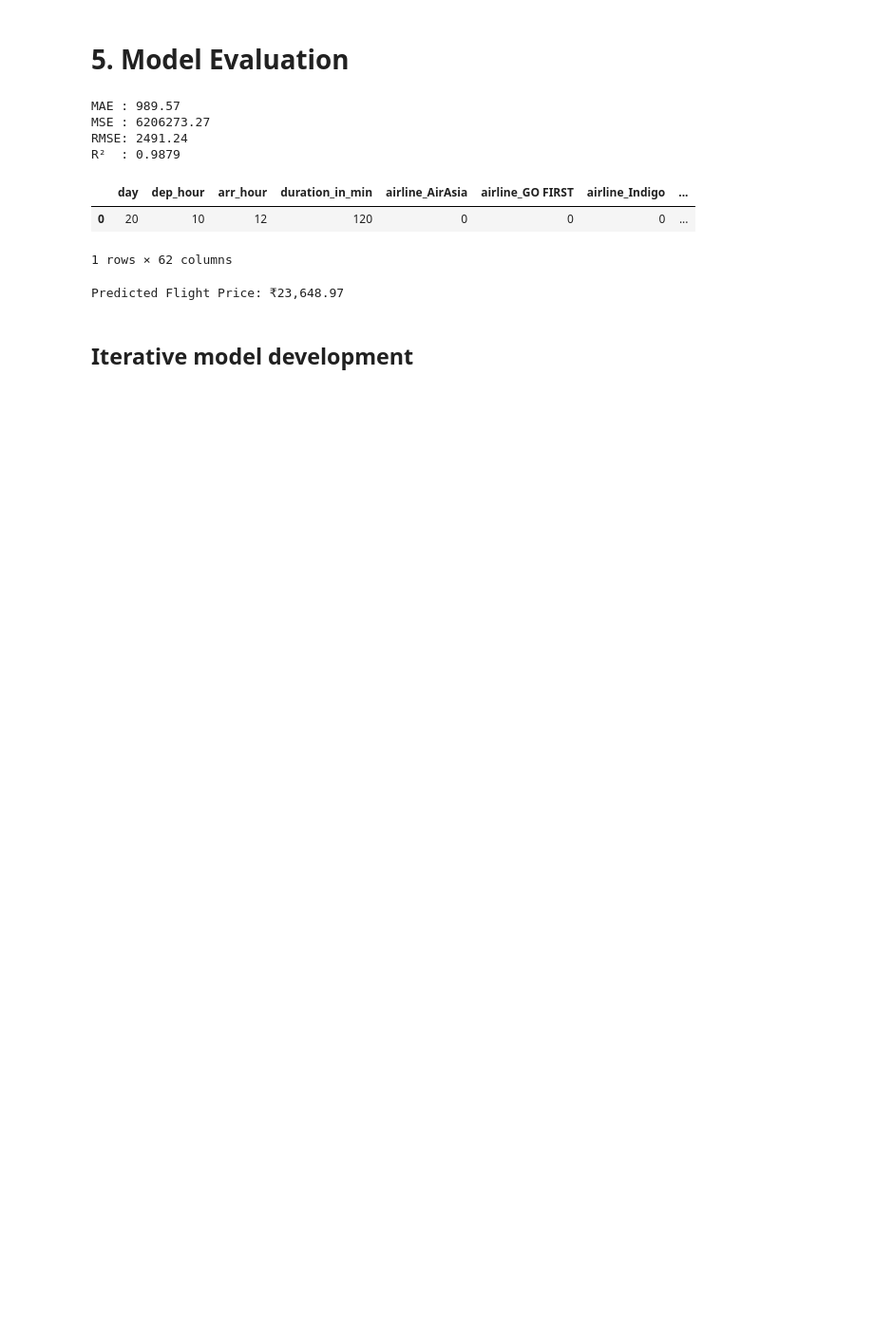
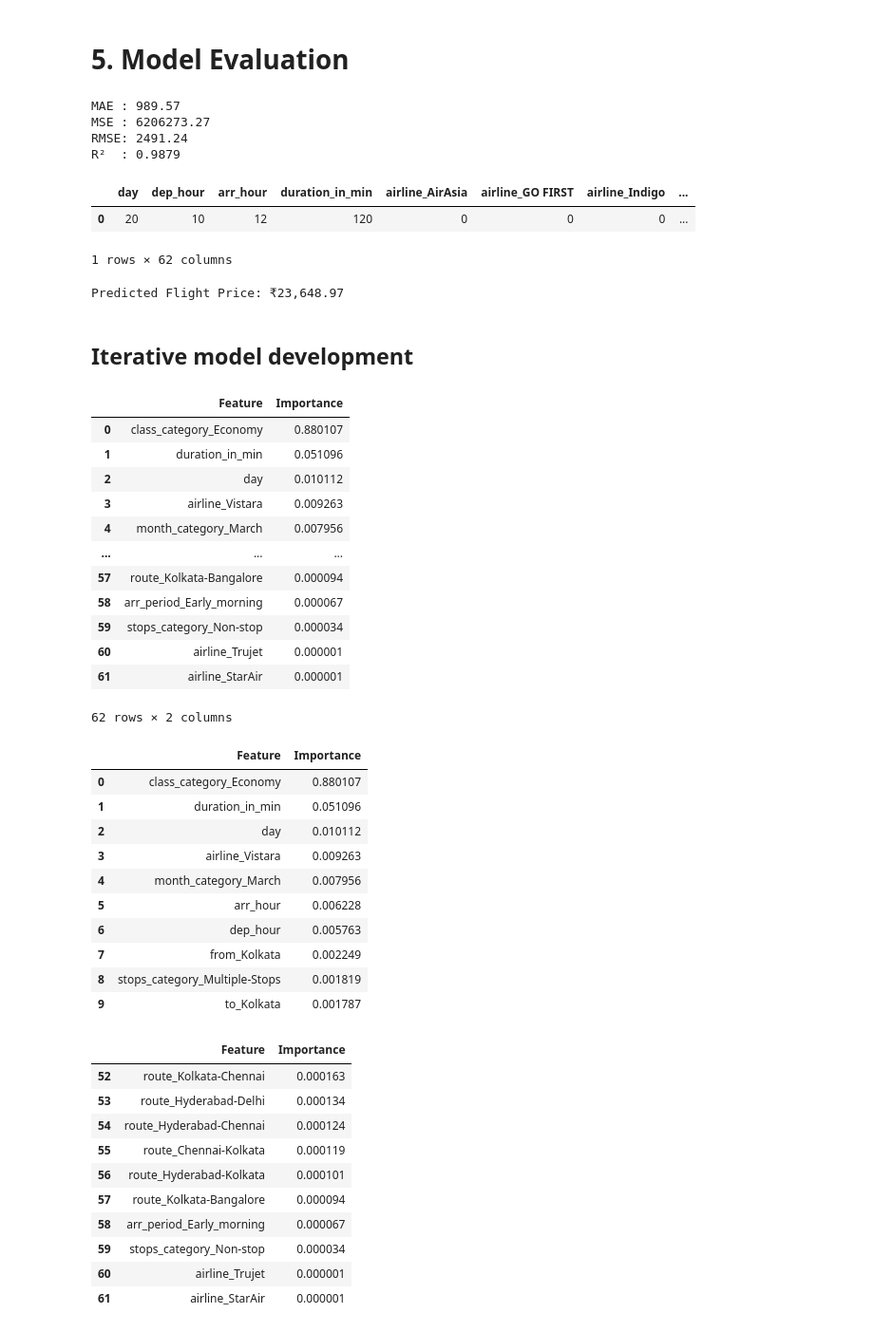
Before and after one commit to trishhh23/mldp, a Jupyter notebook: MLDP Program Codes Submission Template.ipynb, the cells around one changed output. Shown at 95% size. Cells and saved outputs as stored; diff of their text form; code cells hidden in the pictures; blank space fills up the shorter version.

```diff
--- a/MLDP Program Codes Submission Template.ipynb
+++ b/MLDP Program Codes Submission Template.ipynb
@@ -1181,3 +1181,65 @@ Predicted Flight Price: ₹23,648.97
 ## Iterative model development
 # %%
 ## Further feature engineering / feature selection
+# %%
+
+# Create a DataFrame containing feature names and their importance scores
+feature_importance = pd.DataFrame({
+    'Feature': X_train.columns,
+    'Importance': rf.feature_importances_
+})
+
+# Sort features by importance (highest to lowest)
+feature_importance = feature_importance.sort_values(
+    by='Importance',
+    ascending=False
+).reset_index(drop=True)
+
+# Round importance values for better readability
+feature_importance['Importance'] = feature_importance['Importance'].round(6)
+
+
+# Display feature importance table
+display(feature_importance)
+
+# Top 10 most important features
+display(feature_importance.head(10))
+
+# Bottom 10 least important features
+display(feature_importance.tail(10))
+# %% [output]
+|  | Feature | Importance |
+| 0 | class_category_Economy | 0.880107 |
+| 1 | duration_in_min | 0.051096 |
+| 2 | day | 0.010112 |
+| 3 | airline_Vistara | 0.009263 |
+| 4 | month_category_March | 0.007956 |
+| ... | ... | ... |
+| 57 | route_Kolkata-Bangalore | 0.000094 |
+| 58 | arr_period_Early_morning | 0.000067 |
+| 59 | stops_category_Non-stop | 0.000034 |
+| 60 | airline_Trujet | 0.000001 |
+| 61 | airline_StarAir | 0.000001 |
+62 rows × 2 columns
+|  | Feature | Importance |
+| 0 | class_category_Economy | 0.880107 |
+| 1 | duration_in_min | 0.051096 |
+| 2 | day | 0.010112 |
+| 3 | airline_Vistara | 0.009263 |
+| 4 | month_category_March | 0.007956 |
+| 5 | arr_hour | 0.006228 |
+| 6 | dep_hour | 0.005763 |
+| 7 | from_Kolkata | 0.002249 |
+| 8 | stops_category_Multiple-Stops | 0.001819 |
+| 9 | to_Kolkata | 0.001787 |
+|  | Feature | Importance |
+| 52 | route_Kolkata-Chennai | 0.000163 |
+| 53 | route_Hyderabad-Delhi | 0.000134 |
+| 54 | route_Hyderabad-Chennai | 0.000124 |
+| 55 | route_Chennai-Kolkata | 0.000119 |
+| 56 | route_Hyderabad-Kolkata | 0.000101 |
+| 57 | route_Kolkata-Bangalore | 0.000094 |
+| 58 | arr_period_Early_morning | 0.000067 |
+| 59 | stops_category_Non-stop | 0.000034 |
+| 60 | airline_Trujet | 0.000001 |
+| 61 | airline_StarAir | 0.000001 |
```
Also changed, not shown: parts of 12 cells of this notebook.
